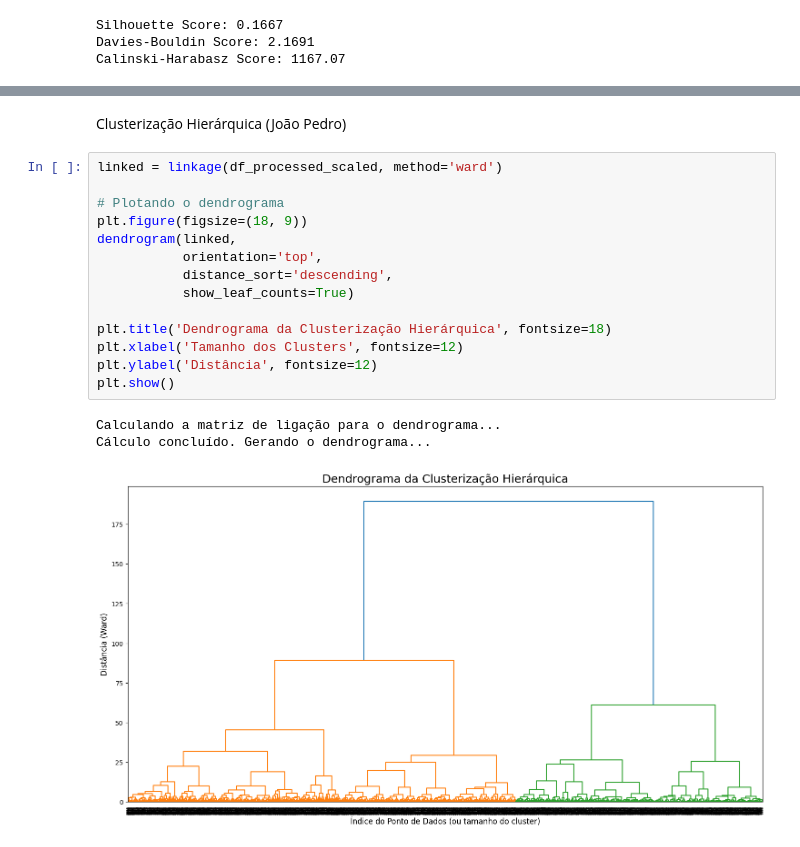
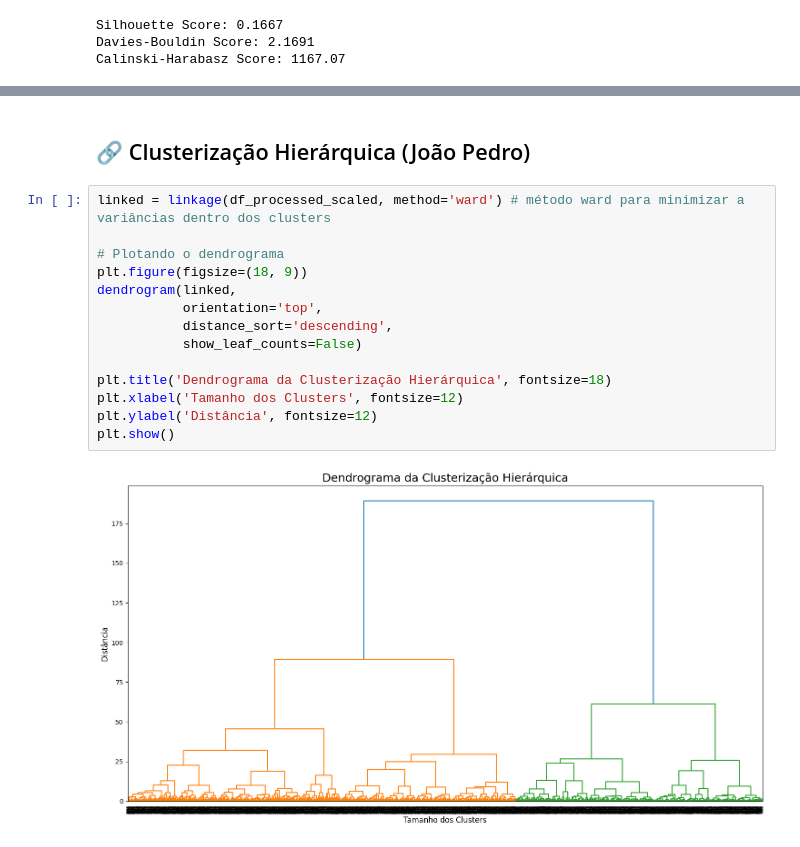
Before and after one commit to joabemorais/Trabalho-ML-2, a Jupyter notebook: test.ipynb, the cells around one changed output, grey strips where cells are left out. Drawn from its saved outputs; the diff is of its cells as text.

```diff
--- a/test.ipynb
+++ b/test.ipynb
@@ -512,20 +529,18 @@ plt.show()
 # %% [markdown]
-Clusterização Hierárquica (João Pedro)
+## 🔗 Clusterização Hierárquica (João Pedro)
 # %%
-linked = linkage(df_processed_scaled, method='ward')
+linked = linkage(df_processed_scaled, method='ward') # método ward para minimizar a variâncias dentro dos clusters
 
 # Plotando o dendrograma
 plt.figure(figsize=(18, 9))
 dendrogram(linked,
            orientation='top',
            distance_sort='descending',
-           show_leaf_counts=True)
+           show_leaf_counts=False)
 
 plt.title('Dendrograma da Clusterização Hierárquica', fontsize=18)
 plt.xlabel('Tamanho dos Clusters', fontsize=12)
 plt.ylabel('Distância', fontsize=12)
 plt.show()
 # %% [output]
-Calculando a matriz de ligação para o dendrograma...
-Cálculo concluído. Gerando o dendrograma...
-[figure, old version]
+[figure, new version]
```
Also changed, not shown: parts of 10 cells of this notebook.
